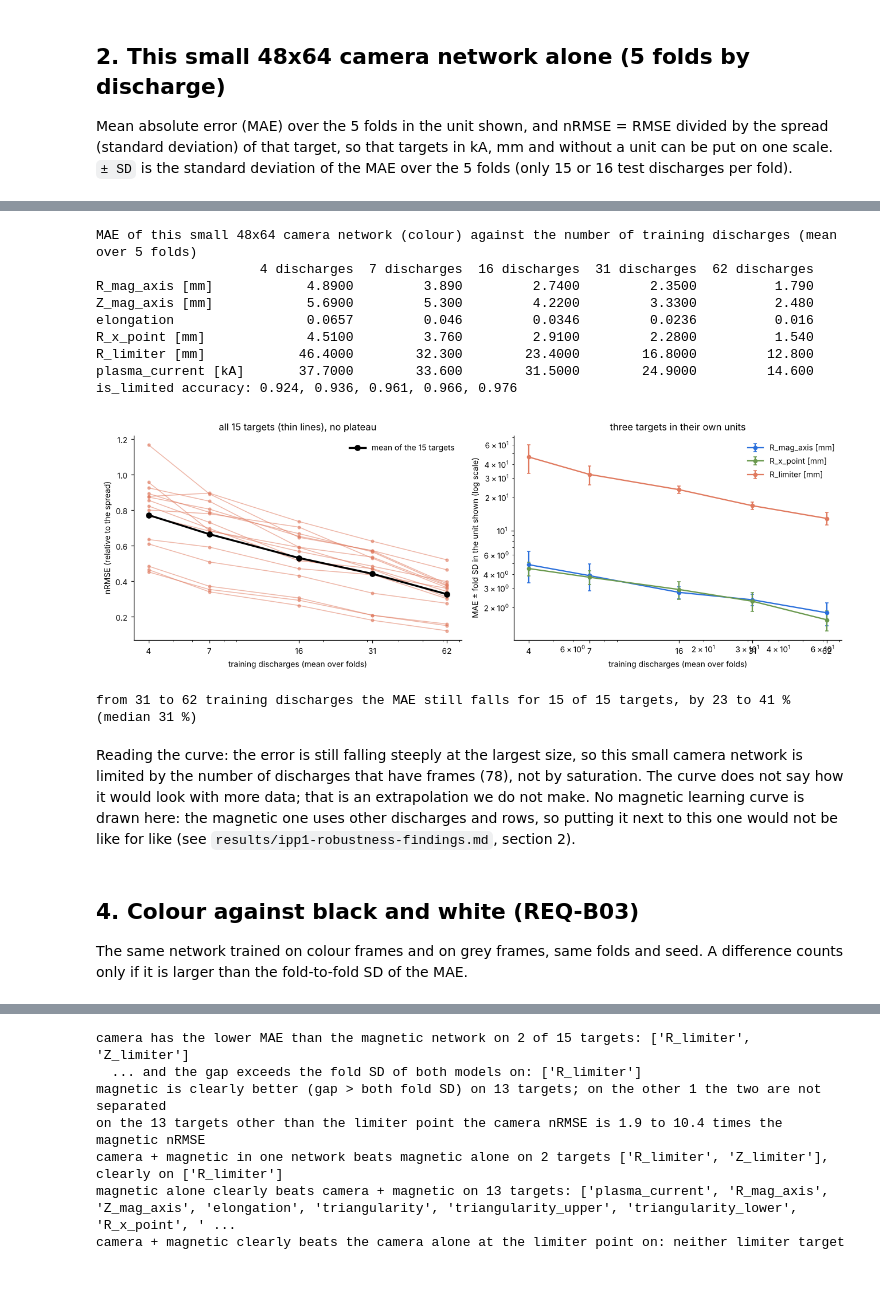
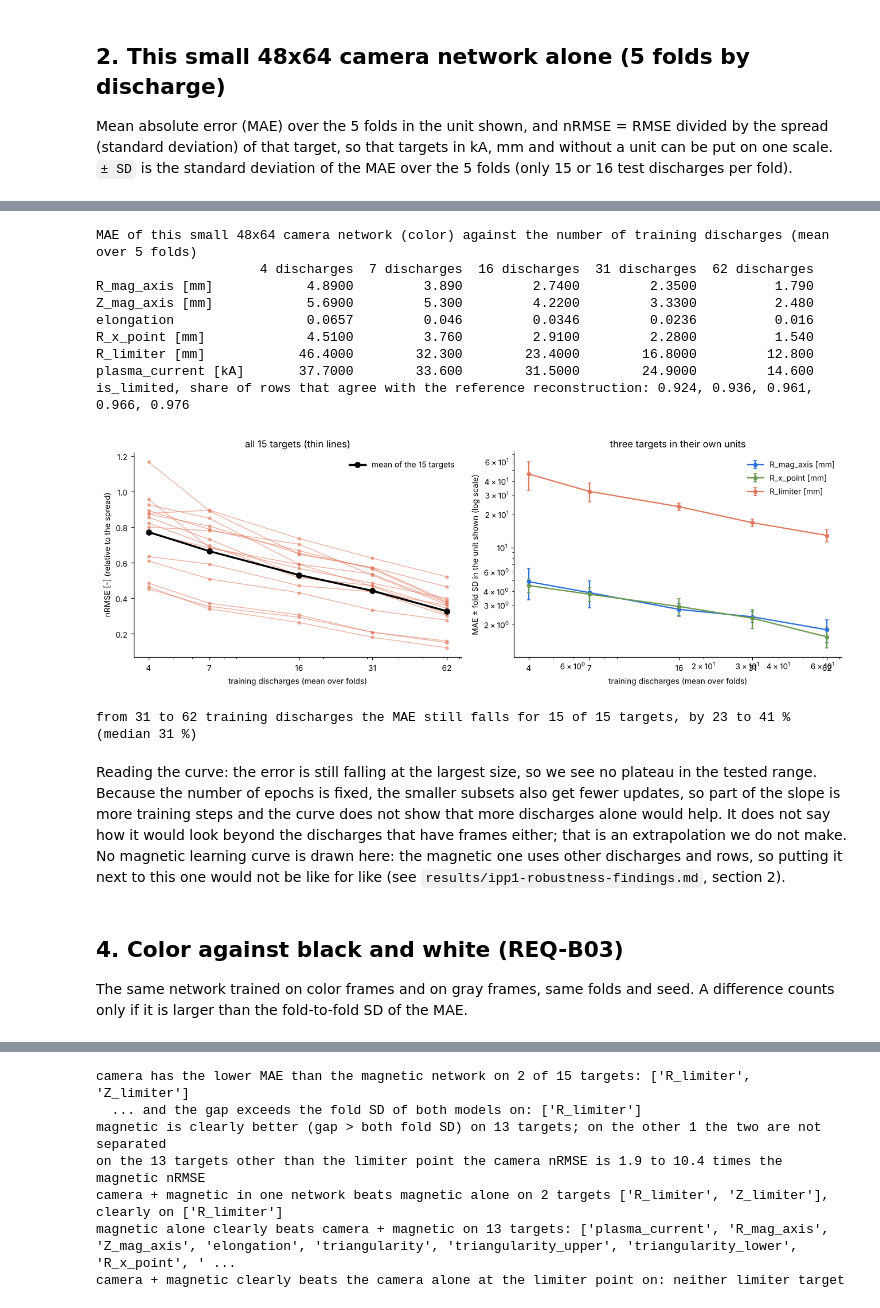
Before and after one commit to mschiller890/hackathon, a Jupyter notebook: notebooks/06_camera_models.ipynb, the cells around one changed output, grey strips where cells are left out. Saved outputs shown, nothing was run; the diff lists cells and outputs as text; code cells hidden in the pictures; blank space fills up the shorter version.

```diff
--- a/notebooks/06_camera_models.ipynb
+++ b/notebooks/06_camera_models.ipynb
@@ -33,7 +33,9 @@ from IPython.display import Markdown, display
 # Only files committed in git are read: the repository root is found from the results folder, and every file opened through
 # load_json / load_md is recorded and checked against `git ls-files` at the end of the notebook.
 here = Path.cwd().resolve()
-repo = next(p for p in [here, *here.parents] if (p / "results" / "cloud-camera-main.json").exists())
+repo = next((p for p in [here, *here.parents] if (p / "results" / "cloud-camera-main.json").exists()), None)
+if repo is None:
+    raise SystemExit("Run from inside the repository: results/cloud-camera-main.json was not found")
 RES = repo / "results"
 READ = []
 
@@ -89,7 +91,7 @@ PROTO = {
     "folds (split by whole discharge)": main["folds"],
     "test discharges per fold": main["test_discharges_per_fold"],
     "training epochs / network width / seed": f'{main["epochs"]} / {main["width"]} / {main["seed"]}',
-    "parameters (colour / grey)": f'{main["latency"]["rgb"]["parameters"]:,} / {main["latency"]["grey"]["parameters"]:,}',
+    "parameters (color / gray)": f'{main["latency"]["rgb"]["parameters"]:,} / {main["latency"]["grey"]["parameters"]:,}',
 }
 for k, v in PROTO.items():
     print(f"{k:55s} {v}")
@@ -198,52 +200,52 @@ for t in t_curve.index:
 show = ["R_mag_axis", "Z_mag_axis", "elongation", "R_x_point", "R_limiter", "plasma_current"]
 tab = pd.DataFrame({f"{n:.0f} discharges": [t_curve.loc[t, f"{f} MAE"] for t in show] for n, f in zip(NTRAIN, FR)},
                    index=[f"{t} [{UNIT[t]}]" if UNIT[t] else t for t in show])
-print("MAE of this small 48x64 camera network (colour) against the number of training discharges (mean over 5 folds)")
+print("MAE of this small 48x64 camera network (color) against the number of training discharges (mean over 5 folds)")
 print(tab.to_string())
 acc = [curve["results"][f]["is_limited"]["accuracy"] for f in FR]
-print("is_limited accuracy:", ", ".join(f"{a:.3f}" for a in acc))
+print("is_limited, share of rows that agree with the reference reconstruction:", ", ".join(f"{a:.3f}" for a in acc))
 
 fig, ax = plt.subplots(1, 2, figsize=(12, 4.2))
 for t in TARGETS:
     ax[0].plot(NTRAIN, [curve["results"][f][t]["nrmse"] for f in FR], marker="o", ms=3, lw=1, color=C_CAM, alpha=0.55)
-ax[0].plot(NTRAIN, [np.mean([curve["results"][f][t]["nrmse"] for t in TARGETS]) for f in FR], color="k", lw=2.2, marker="o", label="mean of the 15 targets")
+ax[0].plot(NTRAIN, [np.mean([curve["results"][f][t]["nrmse"] for t in TARGETS]) for f in FR], color="k", lw=2.2, marker="o", label=f"mean of the {len(TARGETS)} targets")
 ax[0].set_xscale("log"); ax[0].set_xticks(NTRAIN); ax[0].set_xticklabels([f"{n:.0f}" for n in NTRAIN])
 ax[0].xaxis.set_minor_formatter(plt.NullFormatter()); ax[1].xaxis.set_minor_formatter(plt.NullFormatter())
-ax[0].set_xlabel("training discharges (mean over folds)"); ax[0].set_ylabel("nRMSE (relative to the spread)")
-ax[0].set_title("all 15 targets (thin lines), no plateau"); ax[0].legend(frameon=False)
+ax[0].set_xlabel("training discharges (mean over folds)"); ax[0].set_ylabel("nRMSE [-] (relative to the spread)")
+ax[0].set_title(f"all {len(TARGETS)} targets (thin lines)"); ax[0].legend(frameon=False)
 for t, c in (("R_mag_axis", C_MAG), ("R_x_point", C_BOTH), ("R_limiter", C_CAM)):
     v = np.array([curve["results"][f][t]["mae"] for f in FR]); s = np.array([curve["results"][f][t]["mae_std"] for f in FR])
     ax[1].errorbar(NTRAIN, v, yerr=s, marker="o", ms=4, capsize=2, color=c, label=f"{t} [{UNIT[t]}]")
 ax[1].set_xscale("log"); ax[1].set_yscale("log"); ax[1].set_xticks(NTRAIN); ax[1].set_xticklabels([f"{n:.0f}" for n in NTRAIN])
 ax[1].set_xlabel("training discharges (mean over folds)"); ax[1].set_ylabel("MAE ± fold SD in the unit shown (log scale)")
 ax[1].set_title("three targets in their own units"); ax[1].legend(frameon=False)
 plt.tight_layout(); plt.show()
 
 drop = {t: 1 - curve["results"]["fraction_1"][t]["mae"] / curve["results"]["fraction_0.5"][t]["mae"] for t in TARGETS}
 n31, n62 = NTRAIN[3], NTRAIN[4]
-print(f"from {n31:.0f} to {n62:.0f} training discharges the MAE still falls for {sum(d > 0 for d in drop.values())} of 15 targets, "
+print(f"from {n31:.0f} to {n62:.0f} training discharges the MAE still falls for {sum(d > 0 for d in drop.values())} of {len(TARGETS)} targets, "
       f"by {min(drop.values())*100:.0f} to {max(drop.values())*100:.0f} % (median {np.median(list(drop.values()))*100:.0f} %)")
 # %% [output]
-MAE of this small 48x64 camera network (colour) against the number of training discharges (mean over 5 folds)
+MAE of this small 48x64 camera network (color) against the number of training discharges (mean over 5 folds)
                      4 discharges  7 discharges  16 discharges  31 discharges  62 discharges
 R_mag_axis [mm]            4.8900         3.890         2.7400         2.3500          1.790
 Z_mag_axis [mm]            5.6900         5.300         4.2200         3.3300          2.480
 elongation                 0.0657         0.046         0.0346         0.0236          0.016
 R_x_point [mm]             4.5100         3.760         2.9100         2.2800          1.540
 R_limiter [mm]            46.4000        32.300        23.4000        16.8000         12.800
 plasma_current [kA]       37.7000        33.600        31.5000        24.9000         14.600
-is_limited accuracy: 0.924, 0.936, 0.961, 0.966, 0.976
+is_limited, share of rows that agree with the reference reconstruction: 0.924, 0.936, 0.961, 0.966, 0.976
-[figure, old version]
+[figure, new version]
 from 31 to 62 training discharges the MAE still falls for 15 of 15 targets, by 23 to 41 % (median 31 %)
 # %% [markdown]
-Reading the curve: the error is still falling steeply at the largest size, so this small camera network is limited by the
-number of discharges that have frames (78), not by saturation. The curve does not say how it would look with more data; that
-is an extrapolation we do not make. No magnetic learning curve is drawn here: the magnetic one uses other discharges and
+Reading the curve: the error is still falling at the largest size, so we see no plateau in the tested range. Because the number of epochs is fixed, the smaller subsets
+also get fewer updates, so part of the slope is more training steps and the curve does not show that more discharges alone would help. It does not say how it would look beyond the
+discharges that have frames either; that is an extrapolation we do not make. No magnetic learning curve is drawn here: the magnetic one uses other discharges and
 rows, so putting it next to this one would not be like for like (see `results/ipp1-robustness-findings.md`, section 2).
 # %% [markdown]
-## 4. Colour against black and white (REQ-B03)
+## 4. Color against black and white (REQ-B03)
 
-The same network trained on colour frames and on grey frames, same folds and seed. A difference counts only if it is larger
+The same network trained on color frames and on gray frames, same folds and seed. A difference counts only if it is larger
 than the fold-to-fold SD of the MAE.
 # %%
 rows = []
```
Also changed, not shown: parts of 16 cells of this notebook, 2 other files.
